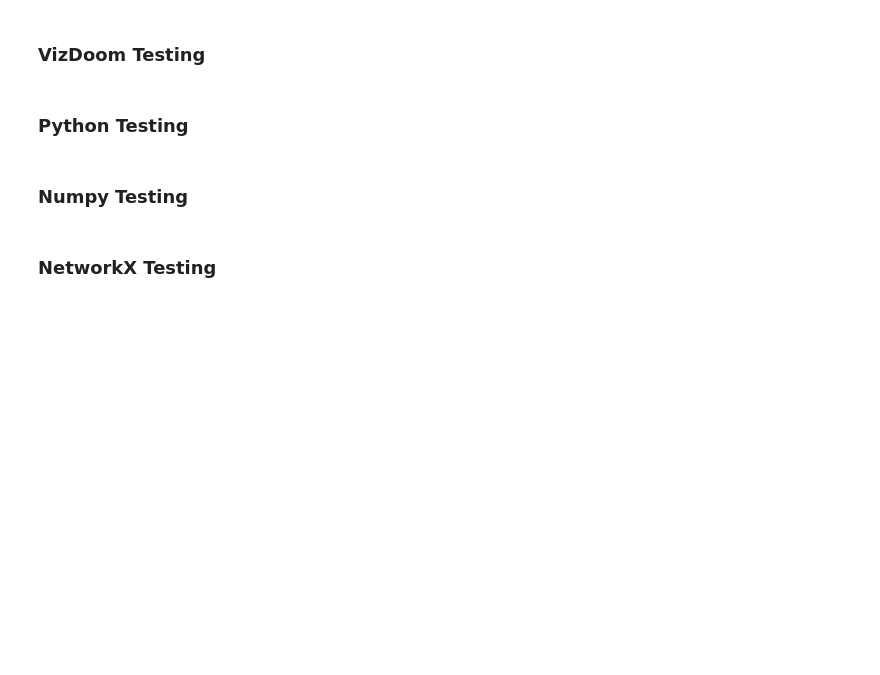
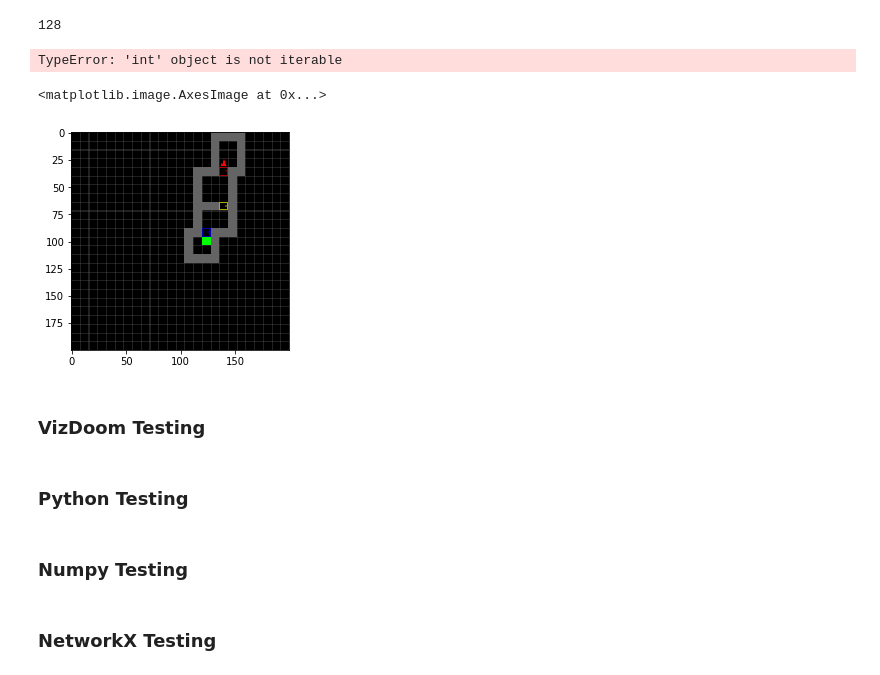
Before and after one commit to 2016choang/sfl, a Jupyter notebook: playground/new-envs.ipynb, the cells around one changed output. Cells and saved outputs as stored; diff of their text form; code cells hidden in the pictures; blank space fills up the shorter version.

Commit message:
4 rooms

```diff
--- a/playground/new-envs.ipynb
+++ b/playground/new-envs.ipynb
@@ -32,3 +35,20 @@ from gym_minigrid.envs.multiroom import MultiRoomEnv
+# %%
+testObj = A()
+testObj.s
+# %% [output]
+128
+# %%
+for i, test in enumerate(testObj.s):
+    print(i, test)
+# %% [output]
+TypeError: 'int' object is not iterable
+# %%
+env = RGBImgObsWrapper(gym.make(id='MiniGrid-MultiRoom-N4-S5-v0'))
+# %%
+plt.imshow(env.reset()['image'])
+# %% [output]
+<matplotlib.image.AxesImage at 0x...>
+[figure, added]
 # %% [markdown]
 ### VizDoom Testing
 # %%
```
Also changed, not shown: parts of 1 cell of this notebook, 1 other file.
